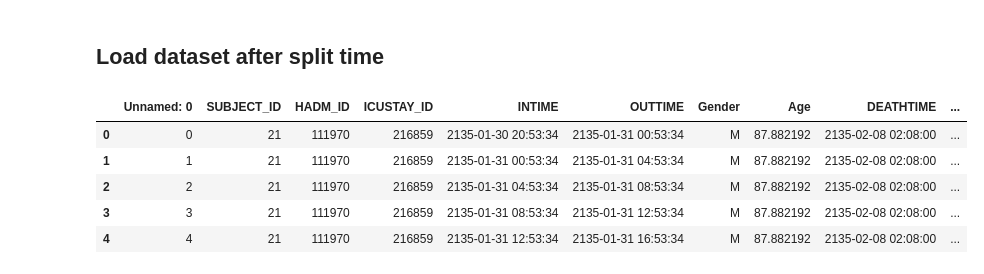
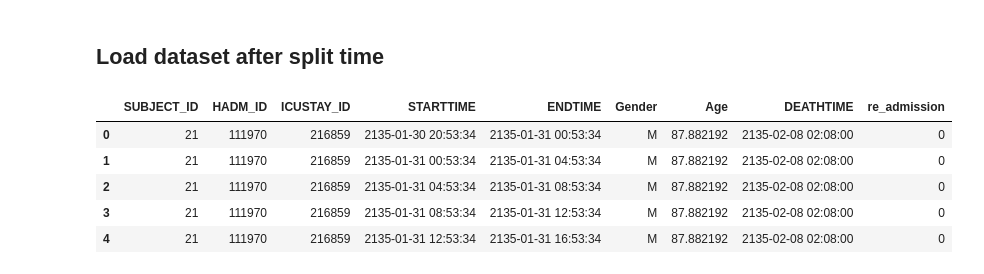
Before and after one commit to ToooooooT/sepsis_rl, a Jupyter notebook: merge.ipynb, the cells around one changed output. Saved outputs shown, nothing was run; the diff lists cells and outputs as text; code cells hidden in the pictures.

```diff
--- a/merge.ipynb
+++ b/merge.ipynb
@@ -283,11 +292,19 @@ log_features = ['SGPT', 'BUN', 'INR', 'Creatinine', 'SGOT', 'Total_bili', 'SpO2'
 # %%
 path = './data/dataset_split_4_hour.csv'
 dataset = pd.read_csv(path)
+
+# change time column data's type to timestamp type
+dataset['INTIME'] = dataset['INTIME'].apply(lambda x : pd.Timestamp(x))
+dataset['OUTTIME'] = dataset['OUTTIME'].apply(lambda x : pd.Timestamp(x))
+dataset['DEATHTIME'] = dataset['DEATHTIME'].apply(lambda x : pd.Timestamp(x))
+dataset.columns = ['Unnamed:0', 'SUBJECT_ID', 'HADM_ID', 'ICUSTAY_ID', 'STARTTIME', 'ENDTIME', 'Gender',
+                   'Age', 'DEATHTIME', 're_admission']
+dataset = dataset.iloc[:, 1:]
 dataset.head()
 # %% [output]
-|  | Unnamed: 0 | SUBJECT_ID | HADM_ID | ICUSTAY_ID | INTIME | OUTTIME | Gender | Age | DEATHTIME | ... |
-| 0 | 0 | 21 | 111970 | 216859 | 2135-01-30 20:53:34 | 2135-01-31 00:53:34 | M | 87.882192 | 2135-02-08 02:08:00 | ... |
-| 1 | 1 | 21 | 111970 | 216859 | 2135-01-31 00:53:34 | 2135-01-31 04:53:34 | M | 87.882192 | 2135-02-08 02:08:00 | ... |
-| 2 | 2 | 21 | 111970 | 216859 | 2135-01-31 04:53:34 | 2135-01-31 08:53:34 | M | 87.882192 | 2135-02-08 02:08:00 | ... |
-| 3 | 3 | 21 | 111970 | 216859 | 2135-01-31 08:53:34 | 2135-01-31 12:53:34 | M | 87.882192 | 2135-02-08 02:08:00 | ... |
-| 4 | 4 | 21 | 111970 | 216859 | 2135-01-31 12:53:34 | 2135-01-31 16:53:34 | M | 87.882192 | 2135-02-08 02:08:00 | ... |
+|  | SUBJECT_ID | HADM_ID | ICUSTAY_ID | STARTTIME | ENDTIME | Gender | Age | DEATHTIME | re_admission |
+| 0 | 21 | 111970 | 216859 | 2135-01-30 20:53:34 | 2135-01-31 00:53:34 | M | 87.882192 | 2135-02-08 02:08:00 | 0 |
+| 1 | 21 | 111970 | 216859 | 2135-01-31 00:53:34 | 2135-01-31 04:53:34 | M | 87.882192 | 2135-02-08 02:08:00 | 0 |
+| 2 | 21 | 111970 | 216859 | 2135-01-31 04:53:34 | 2135-01-31 08:53:34 | M | 87.882192 | 2135-02-08 02:08:00 | 0 |
+| 3 | 21 | 111970 | 216859 | 2135-01-31 08:53:34 | 2135-01-31 12:53:34 | M | 87.882192 | 2135-02-08 02:08:00 | 0 |
+| 4 | 21 | 111970 | 216859 | 2135-01-31 12:53:34 | 2135-01-31 16:53:34 | M | 87.882192 | 2135-02-08 02:08:00 | 0 |
```
Also changed, not shown: parts of 18 cells of this notebook, 1 other file.
